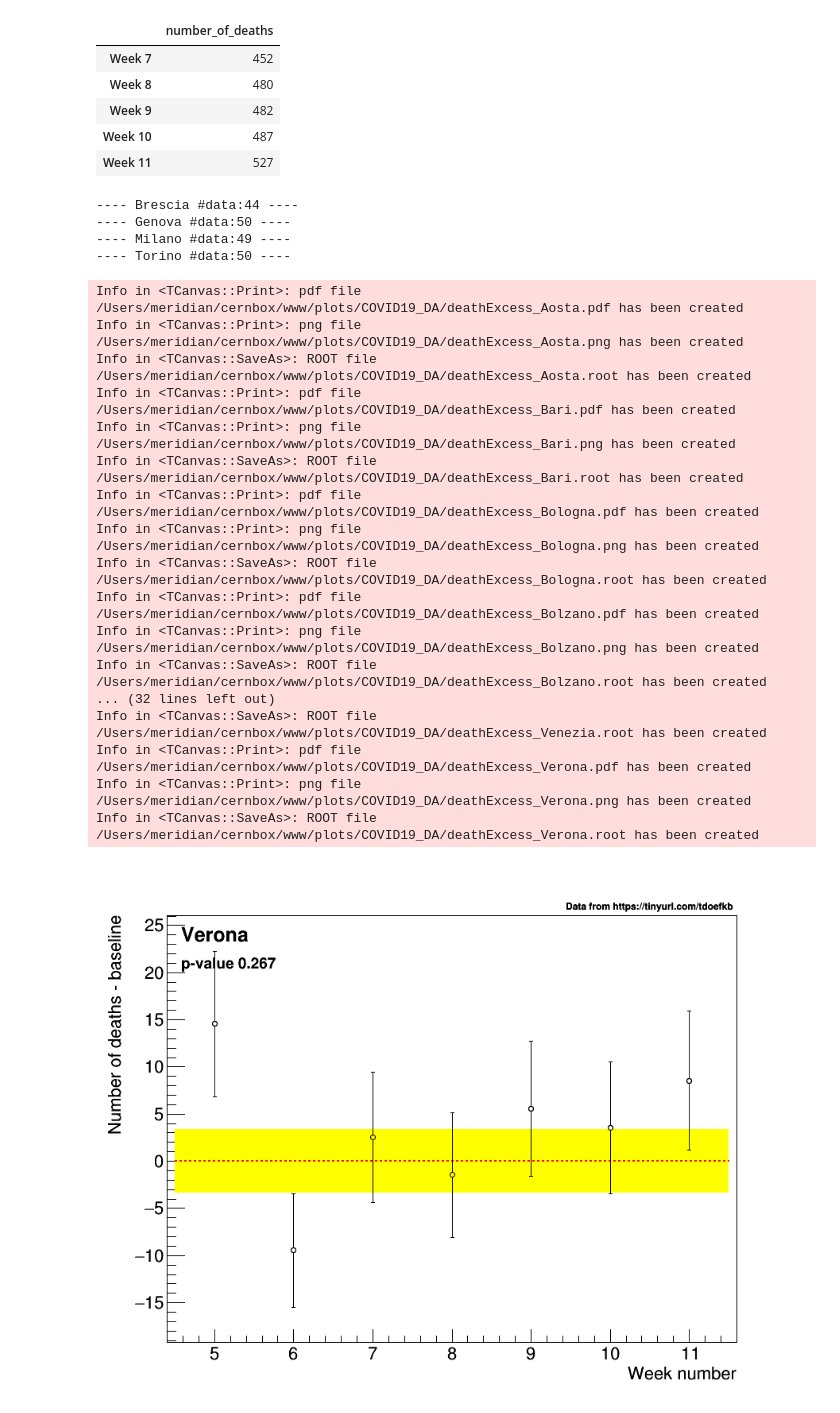
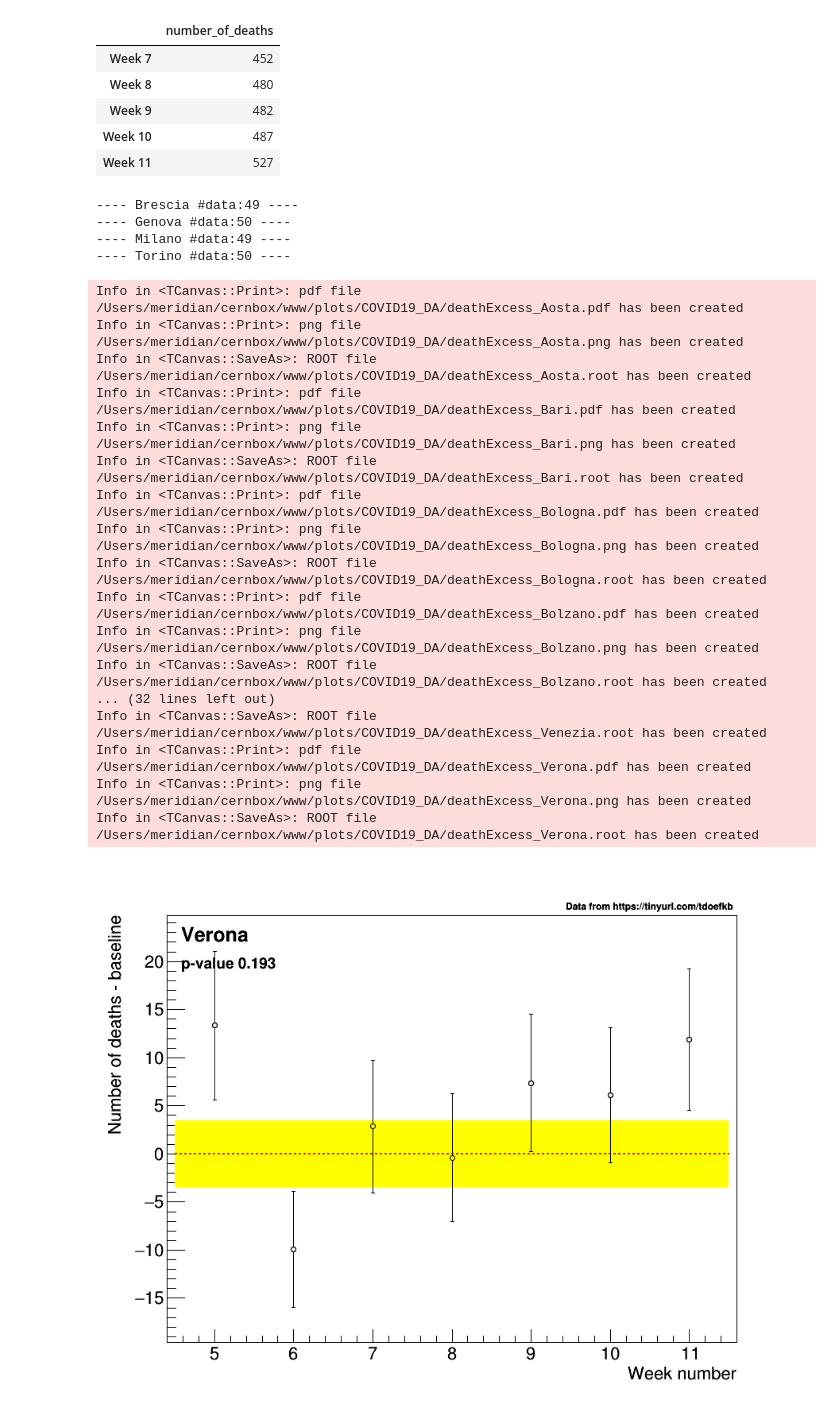
Before and after one commit to pmeridian/COVID19_DA, a Jupyter notebook: analisiMortalita.ipynb, the cells around one changed output. Cells and saved outputs as stored; diff of their text form; code cells hidden in the pictures.

```diff
--- a/analisiMortalita.ipynb
+++ b/analisiMortalita.ipynb
@@ -115,6 +115,8 @@ deathRatio_65p=0.9 #Table1 https://www.epicentro.iss.it/coronavirus/bollettino/B
 
 keys=["deceduti","terapia_intensiva","totale_ospedalizzati","nuovi_positivi","dimessi_guariti"]
 
+deathTime=7
+
 for ip,p in enumerate(regions):
     np=population.loc[p,'Population']
     for ik,k in enumerate(keys):
@@ -133,17 +135,27 @@ for p in provincesDaily:
     graphs['estimated_death_town_%s'%p].SetName("estimated_death_town_%s"%p)
 
     pop=population.loc[p,'Population']
+    sumD=0
+    fracPopulation=townPopulation[p]/pop
     for i,ni in enumerate(dfPCM[p]['totale_casi']):
         graphs['totale_casi_%s'%p].SetPoint(i,i+24,ni) #daily series here starts from 0
         graphs['totale_casi_%s'%p].SetPointError(i,0,R.TMath.Sqrt(ni))
         #print(ni)
-        if (i>0): #look in the past to estimate fraction of deaths... not ideal
-            newD=dfPCM[townRegion[p]]['deceduti'].iloc[i]-dfPCM[townRegion[p]]['deceduti'].iloc[i-1]
-            if (dfPCM[townRegion[p]]['totale_casi'].iloc[i-1]>0):
-                fracPositive=dfPCM[p]['totale_casi'].iloc[i-1]/dfPCM[townRegion[p]]['totale_casi'].iloc[i-1]
-                fracPopulation=townPopulation[p]/pop
-                #fracPopulation=1. #do we need really to rescale town/Province??
-                ed=newD*deathRatio_65p*fracPositive*fracPopulation
-            else:
-                ed=0.
-            graphs['estimated_death_town_%s'%p].SetPoint(i-1,i+23,ed)
+
+        if (i>deathTime): #look in the past to estimate fraction of deaths... not ideal
+            DD=dfPCM[townRegion[p]]['deceduti'].iloc[i]-dfPCM[townRegion[p]]['deceduti'].iloc[i-1]
+            fracP=0.
+            nP=0
+            for ii in range(i-1-deathTime,i-deathTime+1):
+                if (dfPCM[townRegion[p]]['totale_casi'].iloc[ii]>0):
+                    fracP+=dfPCM[p]['totale_casi'].iloc[ii]/dfPCM[townRegion[p]]['totale_casi'].iloc[ii]
+                    nP+=1
+            if(nP>0):
+                fracP=fracP/nP
+            D=dfPCM[townRegion[p]]['deceduti'].iloc[i]*fracP
+            D1=dfPCM[townRegion[p]]['deceduti'].iloc[i-1]*fracP
+            newD=D-D1
+            ed=newD*fracPopulation
+            sumD+=ed
+            graphs['estimated_death_town_%s'%p].SetPoint(i-8,i+23,ed)
+    print(p,i+23,'%d %.1f %d %.2f %.1f'%(dfPCM[townRegion[p]]['deceduti'].iloc[i],sumD,DD,fracP,ed))
@@ -195,7 +212,8 @@ for p in provinces:
     graphs['deceduti_%s'%p].SetMarkerStyle(24)
     graphs['deceduti_%s'%p].SetMarkerSize(0.9)
     #Temporary: using as baseline fit of February data
-    graphs['deceduti_%s'%p].Fit('pol0','RQB+','',5,8.5)
+    fB=R.TF1('fB','[0]*(1-0.0023*7*(x-5))',0,100)
+    graphs['deceduti_%s'%p].Fit('fB','RQB+','',5,8.5)
 
     graphs['eccesso_deceduti_%s'%p]=R.TGraphErrors()
     graphs['eccesso_deceduti_%s'%p].SetName('eccesso_deceduti_%s'%p)
@@ -203,7 +221,7 @@ for p in provinces:
         scale=1.
         #if (i==len(df[p]['number_of_deaths'])-1):
         #    scale=7./lastWeekDays[p]
-        graphs['eccesso_deceduti_%s'%p].SetPoint(i,i+5,df[p]['number_of_deaths'][i]*scale-graphs['deceduti_%s'%p].GetFunction('pol0').GetParameter(0))
+        graphs['eccesso_deceduti_%s'%p].SetPoint(i,i+5,df[p]['number_of_deaths'][i]*scale-graphs['deceduti_%s'%p].GetFunction('fB').Eval(i+5))
         graphs['eccesso_deceduti_%s'%p].SetPointError(i,0,R.TMath.Sqrt(df[p]['number_of_deaths'][i])*scale)
     graphs['eccesso_deceduti_%s'%p].SetLineColor(R.kBlack)
     graphs['eccesso_deceduti_%s'%p].SetMarkerColor(R.kBlack)
@@ -230,7 +248,8 @@ for p in provincesDaily:
     graphs['deceduti_giornalieri_%s'%p].SetMarkerStyle(24)
     graphs['deceduti_giornalieri_%s'%p].SetMarkerSize(0.9)
     #Temporary: using as baseline fit of February data
-    graphs['deceduti_giornalieri_%s'%p].Fit('pol0','RQB+','',0,27.5) #fit february data as baseline
+    fB=R.TF1('fB','[0]*(1-0.0023*x)',0,100)
+    graphs['deceduti_giornalieri_%s'%p].Fit('fB','RQB+','',0,27.5) #fit february data as baseline
 
     graphs['eccesso_deceduti_giornalieri_%s'%p]=R.TGraphErrors()
     graphs['eccesso_deceduti_giornalieri_%s'%p].SetName('eccesso_deceduti_giornalieri_%s'%p)
@@ -240,14 +259,14 @@ for p in provincesDaily:
         scale=1.
         #if (i==len(dfDaily[p]['number_of_deaths'])-1):
         #    scale=7./lastWeekDays[p]
-        graphs['eccesso_deceduti_giornalieri_%s'%p].SetPoint(i,i,dfDaily[p]['number_of_deaths'][i]*scale-graphs['deceduti_giornalieri_%s'%p].GetFunction('pol0').GetParameter(0))
+        graphs['eccesso_deceduti_giornalieri_%s'%p].SetPoint(i,i,dfDaily[p]['number_of_deaths'][i]*scale-graphs['deceduti_giornalieri_%s'%p].GetFunction('fB').Eval(i))
         graphs['eccesso_deceduti_giornalieri_%s'%p].SetPointError(i,0,R.TMath.Sqrt(dfDaily[p]['number_of_deaths'][i])*scale)
     graphs['eccesso_deceduti_giornalieri_%s'%p].SetLineColor(R.kBlack)
     graphs['eccesso_deceduti_giornalieri_%s'%p].SetMarkerColor(R.kBlack)
     graphs['eccesso_deceduti_giornalieri_%s'%p].SetMarkerStyle(24)
     graphs['eccesso_deceduti_giornalieri_%s'%p].SetMarkerSize(0.9)
 # %% [output]
----- Brescia #data:44 ----
+---- Brescia #data:49 ----
 ---- Genova #data:50 ----
 ---- Milano #data:49 ----
 ---- Torino #data:50 ----
@@ -262,7 +281,7 @@ for p in provinces:
     graphs['eccesso_deceduti_%s'%p].GetXaxis().SetTitle("Week number")
     graphs['eccesso_deceduti_%s'%p].GetYaxis().SetTitle("Number of deaths - baseline")
 
-    baseline_stdev=graphs['deceduti_%s'%p].GetFunction('pol0').GetParError(0)
+    baseline_stdev=graphs['deceduti_%s'%p].GetFunction('fB').GetParError(0)
     box=R.TBox(4.5,-baseline_stdev,11.5,baseline_stdev)
     box.SetFillColor(R.kYellow)
     box.Draw()
@@ -280,34 +299,34 @@ for p in provinces:
     t.DrawLatexNDC(0.12,0.85,p)
     t.SetTextSize(0.03)
     if (f0.GetProb()>=1E-3):
         t.DrawLatexNDC(0.12,0.8,'p-value %.3f'%f0.GetProb())
     else:
         t.DrawLatexNDC(0.12,0.8,'p-value < 0.001')
 
     t.SetTextSize(0.02)
     t.DrawLatexNDC(0.66,0.91,'Data from https://tinyurl.com/tdoefkb')
     c1.Draw()
     for ext in ['.pdf','.png','.root']:
         c1.SaveAs("~/cernbox/www/plots/COVID19_DA/deathExcess_{:s}".format(p)+ext)
 # %% [output]
 Info in <TCanvas::Print>: pdf file /Users/meridian/cernbox/www/plots/COVID19_DA/deathExcess_Aosta.pdf has been created
 Info in <TCanvas::Print>: png file /Users/meridian/cernbox/www/plots/COVID19_DA/deathExcess_Aosta.png has been created
 Info in <TCanvas::SaveAs>: ROOT file /Users/meridian/cernbox/www/plots/COVID19_DA/deathExcess_Aosta.root has been created
 Info in <TCanvas::Print>: pdf file /Users/meridian/cernbox/www/plots/COVID19_DA/deathExcess_Bari.pdf has been created
 Info in <TCanvas::Print>: png file /Users/meridian/cernbox/www/plots/COVID19_DA/deathExcess_Bari.png has been created
 Info in <TCanvas::SaveAs>: ROOT file /Users/meridian/cernbox/www/plots/COVID19_DA/deathExcess_Bari.root has been created
 Info in <TCanvas::Print>: pdf file /Users/meridian/cernbox/www/plots/COVID19_DA/deathExcess_Bologna.pdf has been created
 Info in <TCanvas::Print>: png file /Users/meridian/cernbox/www/plots/COVID19_DA/deathExcess_Bologna.png has been created
 Info in <TCanvas::SaveAs>: ROOT file /Users/meridian/cernbox/www/plots/COVID19_DA/deathExcess_Bologna.root has been created
 Info in <TCanvas::Print>: pdf file /Users/meridian/cernbox/www/plots/COVID19_DA/deathExcess_Bolzano.pdf has been created
 Info in <TCanvas::Print>: png file /Users/meridian/cernbox/www/plots/COVID19_DA/deathExcess_Bolzano.png has been created
 Info in <TCanvas::SaveAs>: ROOT file /Users/meridian/cernbox/www/plots/COVID19_DA/deathExcess_Bolzano.root has been created
 ... (32 lines left out)
 Info in <TCanvas::SaveAs>: ROOT file /Users/meridian/cernbox/www/plots/COVID19_DA/deathExcess_Venezia.root has been created
 Info in <TCanvas::Print>: pdf file /Users/meridian/cernbox/www/plots/COVID19_DA/deathExcess_Verona.pdf has been created
 Info in <TCanvas::Print>: png file /Users/meridian/cernbox/www/plots/COVID19_DA/deathExcess_Verona.png has been created
 Info in <TCanvas::SaveAs>: ROOT file /Users/meridian/cernbox/www/plots/COVID19_DA/deathExcess_Verona.root has been created
-[figure, old version]
+[figure, new version]
 # %%
 for p in provinces:
     graphs['deceduti_%s'%p].Draw("APSAME")
```
Also changed, not shown: parts of 6 cells of this notebook.
